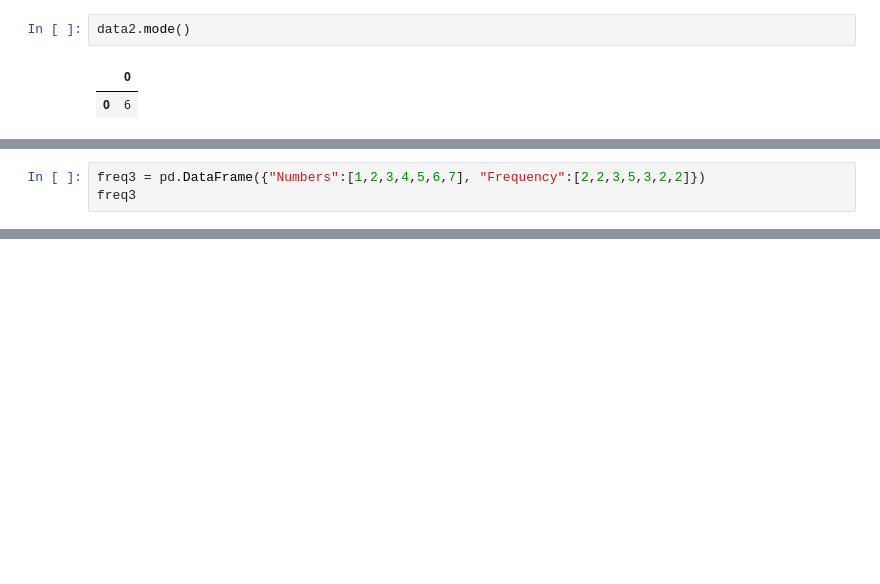
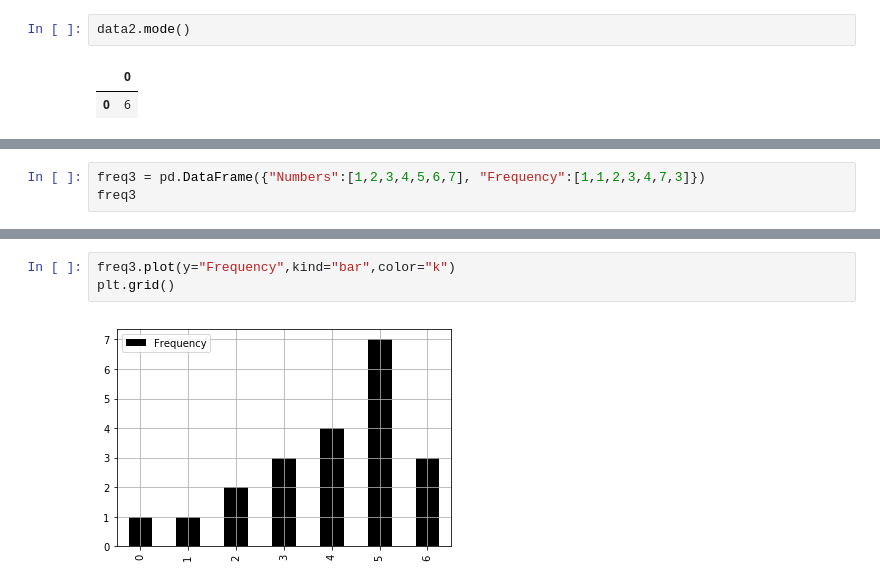
Before and after one commit to Salmankh3/Saylani_DS, a Jupyter notebook: DS_Class34.ipynb, the cells around one changed output, grey strips where cells are left out. Saved outputs shown, nothing was run; the diff lists cells and outputs as text; blank space fills up the shorter version.

```diff
--- a/DS_Class34.ipynb
+++ b/DS_Class34.ipynb
@@ -248,3 +248,3 @@ plt.show()
 # %%
-freq3 = pd.DataFrame({"Numbers":[1,2,3,4,5,6,7], "Frequency":[2,2,3,5,3,2,2]})
+freq3 = pd.DataFrame({"Numbers":[1,2,3,4,5,6,7], "Frequency":[1,1,2,3,4,7,3]})
 freq3
@@ -250,0 +260,5 @@ freq3
+# %%
+freq3.plot(y="Frequency",kind="bar",color="k")
+plt.grid()
+# %% [output]
+[figure, added]
```
Also changed, not shown: parts of 12 cells of this notebook.
